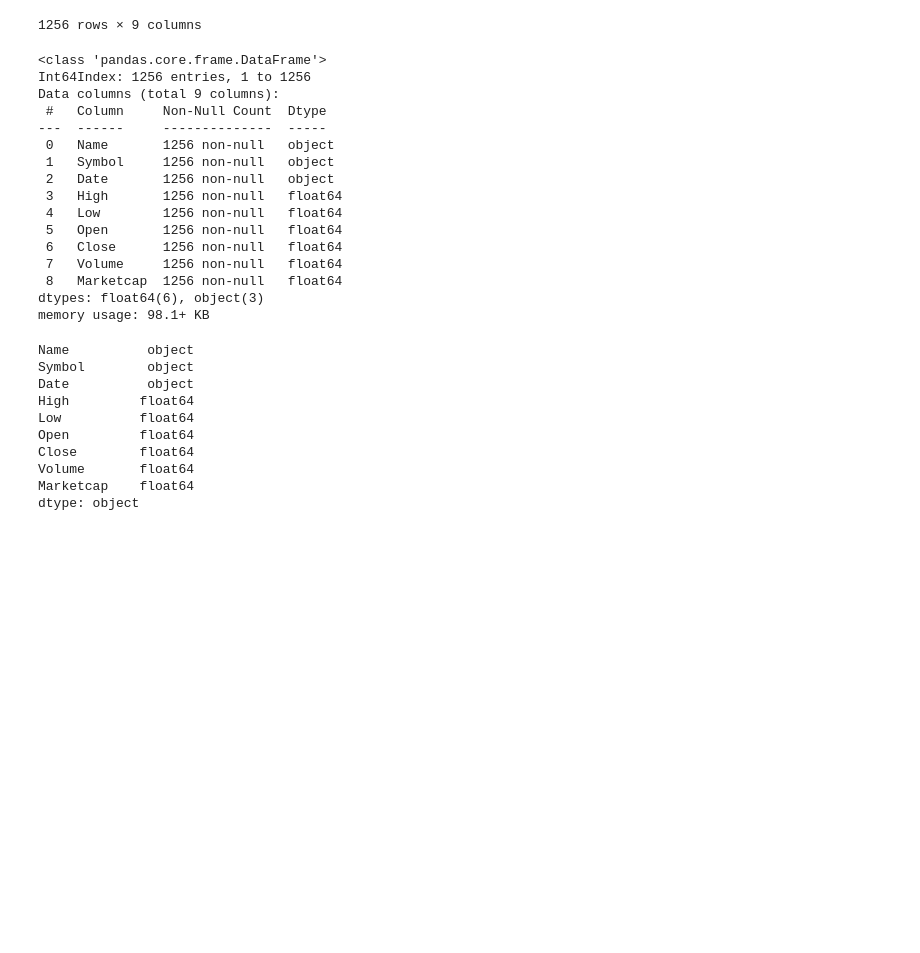
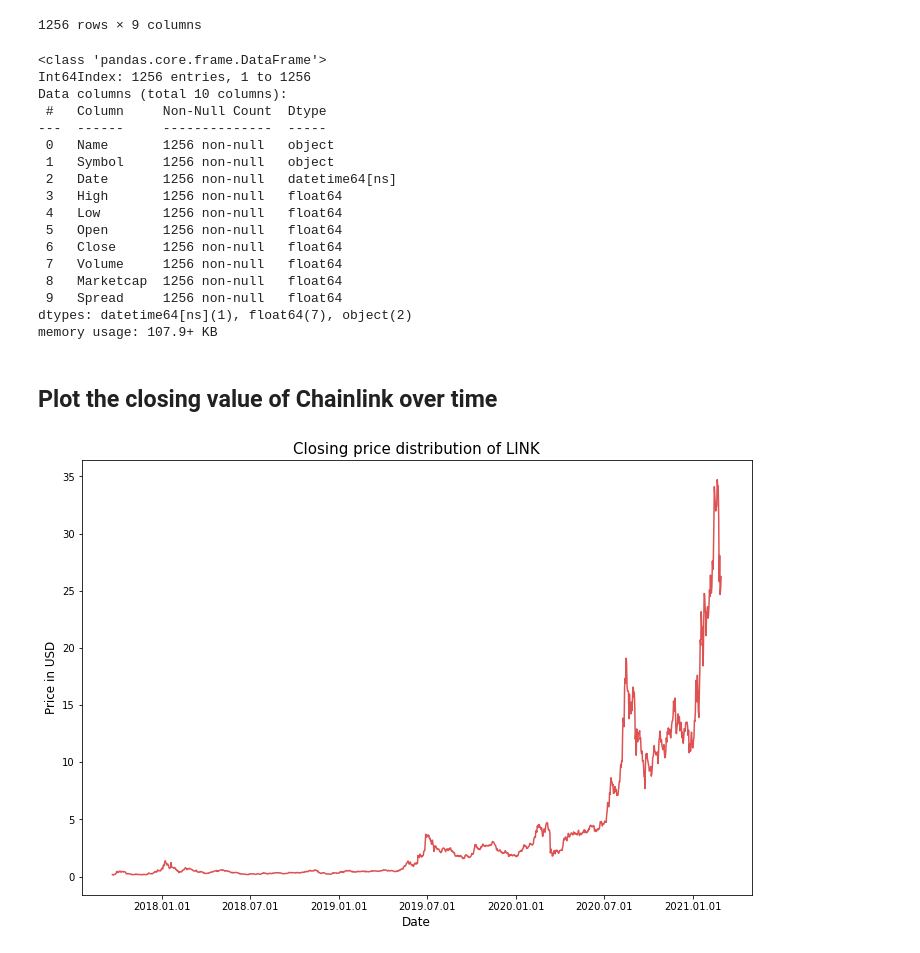
Before and after one commit to ArtTucker/crypto_prices_ML, a Jupyter notebook: preprocessing/by_coin/chainlink_preprocessing.ipynb, the cells around one changed output. Cells and saved outputs as stored; diff of their text form; code cells hidden in the pictures; blank space fills up the shorter version.

```diff
--- a/preprocessing/by_coin/chainlink_preprocessing.ipynb
+++ b/preprocessing/by_coin/chainlink_preprocessing.ipynb
@@ -2,3 +2,9 @@
 import pandas as pd
 import numpy as np
 from pathlib import Path
+
+import matplotlib.pyplot as plt
+import seaborn as sns
+color = sns.color_palette()
+
+%matplotlib inline
@@ -5,5 +34,5 @@ from pathlib import Path
 # %%
-link_df = pd.read_csv(Path('../resources/coin_ChainLink.csv'), index_col='SNo')
+link_df = pd.read_csv(Path('../../resources/prices/coin_ChainLink.csv'), index_col='SNo')
 link_df
 # %% [output]
 |  | Name | Symbol | Date | High | Low | Open | Close | Volume | Marketcap |
@@ -21,35 +50,42 @@ link_df
 | 1256 | Chainlink | LINK | 2021-02-27 23:59:59 | 27.390610 | 24.906771 | 25.197746 | 26.235097 | 1.874411e+09 | 1.075664e+10 |
 1256 rows × 9 columns
 # %%
+link_df['Date'] = pd.to_datetime(link_df['Date']).dt.date
+link_df['Date'] = pd.to_datetime(link_df['Date'])
+link_df['Spread'] = link_df.High - link_df.Low
 link_df.info()
 # %% [output]
 <class 'pandas.core.frame.DataFrame'>
 Int64Index: 1256 entries, 1 to 1256
-Data columns (total 9 columns):
+Data columns (total 10 columns):
  #   Column     Non-Null Count  Dtype
 ---  ------     --------------  -----
  0   Name       1256 non-null   object
  1   Symbol     1256 non-null   object
- 2   Date       1256 non-null   object
+ 2   Date       1256 non-null   datetime64[ns]
  3   High       1256 non-null   float64
  4   Low        1256 non-null   float64
  5   Open       1256 non-null   float64
  6   Close      1256 non-null   float64
  7   Volume     1256 non-null   float64
  8   Marketcap  1256 non-null   float64
-dtypes: float64(6), object(3)
-memory usage: 98.1+ KB
+ 9   Spread     1256 non-null   float64
+dtypes: datetime64[ns](1), float64(7), object(2)
+memory usage: 107.9+ KB
+# %% [markdown]
+## Plot the closing value of Chainlink over time
 # %%
-link_df['Date'] = pd.to_datetime(link_df['Date']).dt.date
-link_df.dtypes
+import matplotlib.dates as mdates
+
+fig, ax = plt.subplots(figsize=(12,8))
+# sns.lineplot(y = link_df.Close.values, x=link_df.Date_mpl.values, alpha=0.8, color=color[3])
+sns.lineplot(y = link_df.Close.values, x=link_df.Date.values, alpha=0.8, color=color[3])
+ax.xaxis.set_major_locator(mdates.AutoDateLocator())
+ax.xaxis.set_major_formatter(mdates.DateFormatter('%Y.%m.%d'))
+# fig.autofmt_xdate()
+plt.xlabel('Date', fontsize=12)
+plt.ylabel('Price in USD', fontsize=12)
+plt.title("Closing price distribution of LINK", fontsize=15)
+plt.show()
 # %% [output]
-Name          object
-Symbol        object
-Date          object
-High         float64
-Low          float64
-Open         float64
-Close        float64
-Volume       float64
-Marketcap    float64
-dtype: object
+[figure, added]
```
Also changed, not shown: parts of 10 cells of this notebook.
